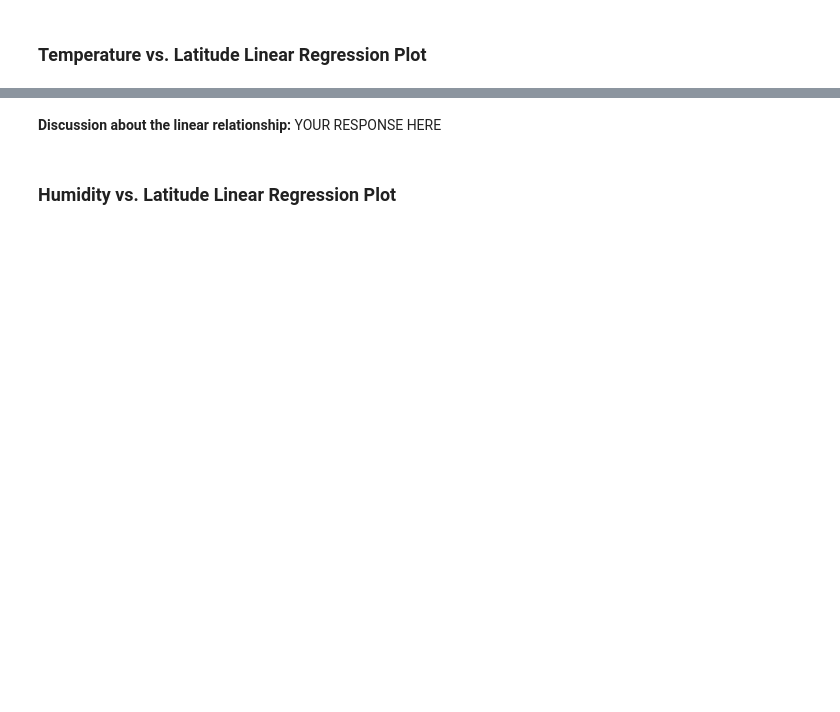
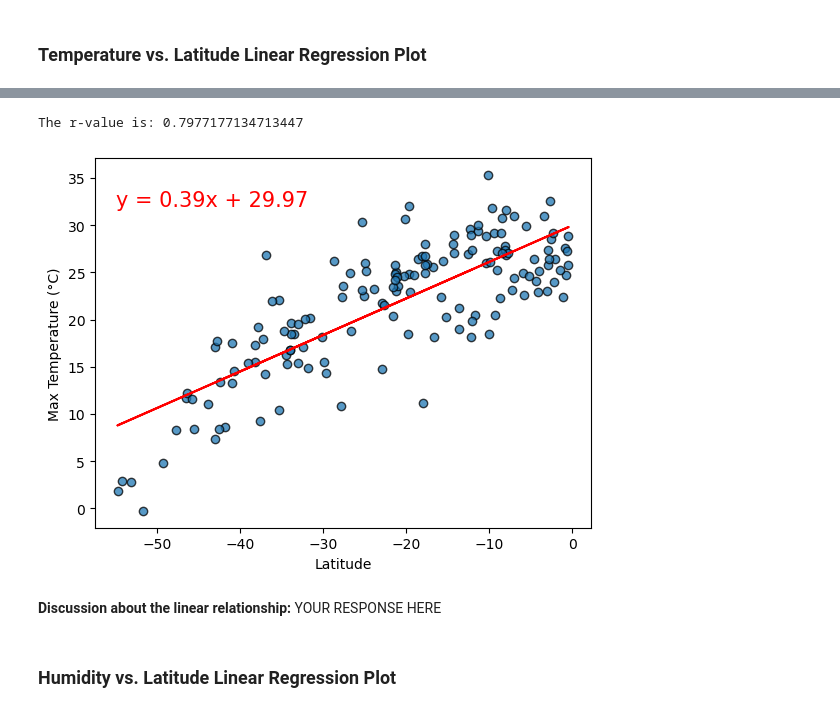
Before and after one commit to yennyrangel/python-api-challenge, a Jupyter notebook: WeatherPy/WeatherPy.ipynb, the cells around one changed output, grey strips where cells are left out. Saved outputs shown, nothing was run; the diff lists cells and outputs as text; code cells hidden in the pictures; blank space fills up the shorter version.

```diff
--- a/WeatherPy/WeatherPy.ipynb
+++ b/WeatherPy/WeatherPy.ipynb
@@ -293,6 +330,6 @@ northern_hemi_df.head()
 # %%
 # Create a DataFrame with the Southern Hemisphere data (Latitude < 0)
-# YOUR CODE HERE
+southern_hemi_df = city_data_df[city_data_df["Lat"] < 0]
 
 # Display sample data
 southern_hemi_df.head()
@@ -307,3 +352,9 @@ southern_hemi_df.head()
+# %%
+# Linear regression on Southern Hemisphere
+create_linear_regression_plot(southern_hemi_df["Lat"], southern_hemi_df["Max Temp"], "Latitude", "Max Temperature (°C)", -55, 32)
+# %% [output]
+The r-value is: 0.7977177134713447
+[figure, added]
 # %% [markdown]
 **Discussion about the linear relationship:** YOUR RESPONSE HERE
 # %% [markdown]
```
Also changed, not shown: parts of 28 cells of this notebook, 5 other files.
